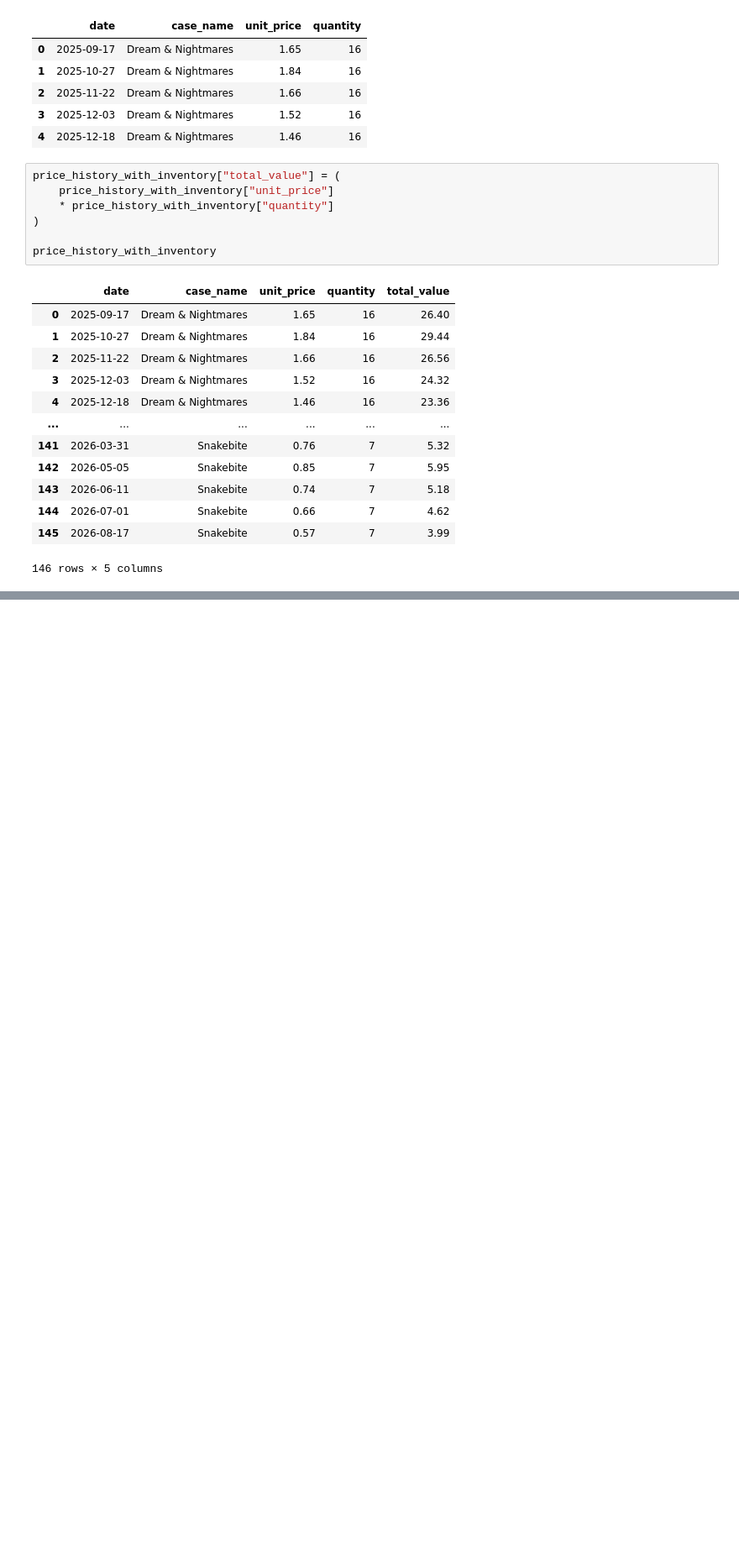
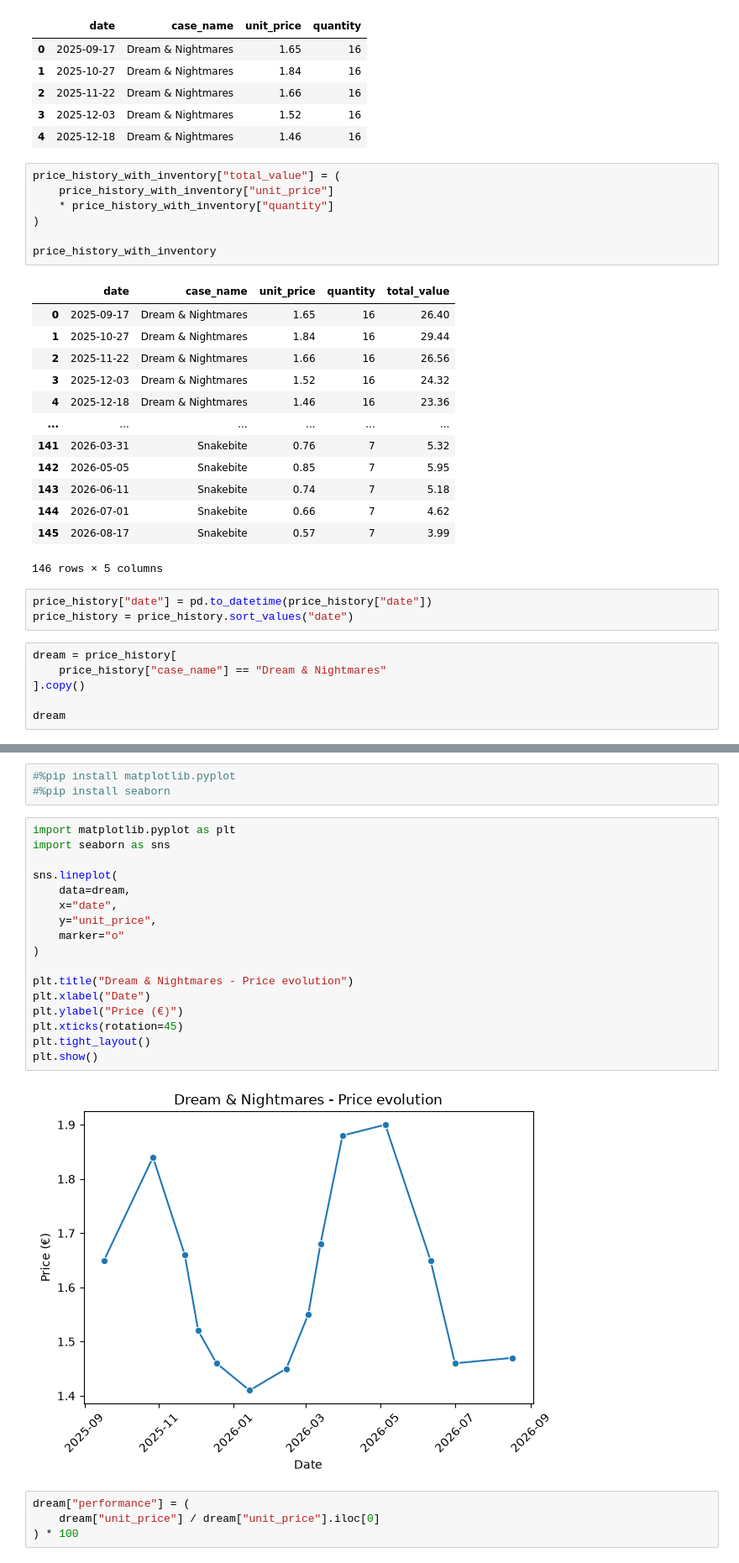
Before and after one commit to clement-welsch/CKIN2, a Jupyter notebook: notebook/ckin2.ipynb, the cells around one changed output, grey strips where cells are left out. Shown at 84% size. Drawn from its saved outputs; the diff is of its cells as text; blank space fills up the shorter version.

Commit message:
first diagrams

```diff
--- a/notebook/ckin2.ipynb
+++ b/notebook/ckin2.ipynb
@@ -79,3 +79,12 @@ price_history_with_inventory
 | 144 | 2026-07-01 | Snakebite | 0.66 | 7 | 4.62 |
 | 145 | 2026-08-17 | Snakebite | 0.57 | 7 | 3.99 |
 146 rows × 5 columns
+# %%
+price_history["date"] = pd.to_datetime(price_history["date"])
+price_history = price_history.sort_values("date")
+# %%
+dream = price_history[
+    price_history["case_name"] == "Dream & Nightmares"
+].copy()
+
+dream
@@ -81,0 +107,26 @@ price_history_with_inventory
+# %%
+#%pip install matplotlib.pyplot
+#%pip install seaborn
+# %%
+import matplotlib.pyplot as plt
+import seaborn as sns
+
+sns.lineplot(
+    data=dream,
+    x="date",
+    y="unit_price",
+    marker="o"
+)
+
+plt.title("Dream & Nightmares - Price evolution")
+plt.xlabel("Date")
+plt.ylabel("Price (€)")
+plt.xticks(rotation=45)
+plt.tight_layout()
+plt.show()
+# %% [output]
+[figure, added]
+# %%
+dream["performance"] = (
+    dream["unit_price"] / dream["unit_price"].iloc[0]
+) * 100
```
Also changed, not shown: parts of 2 cells of this notebook.
